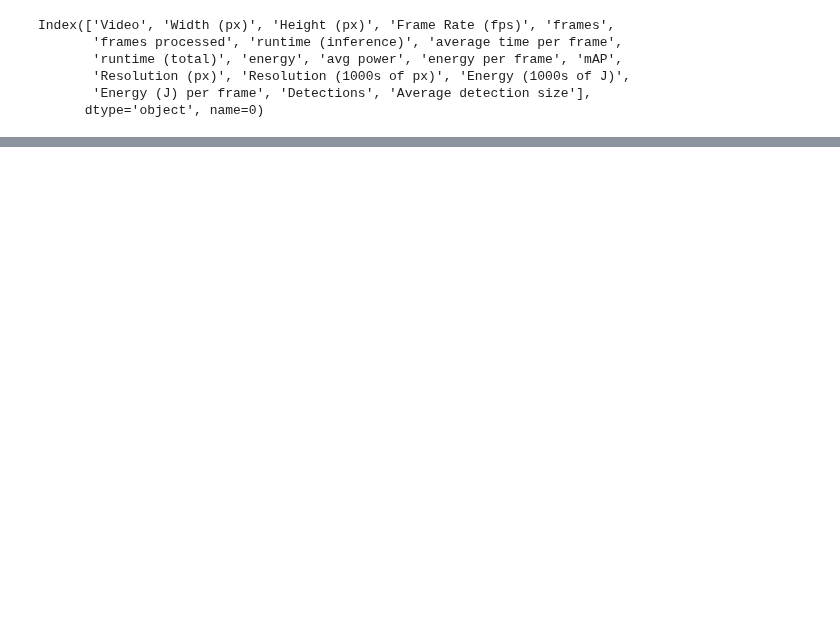
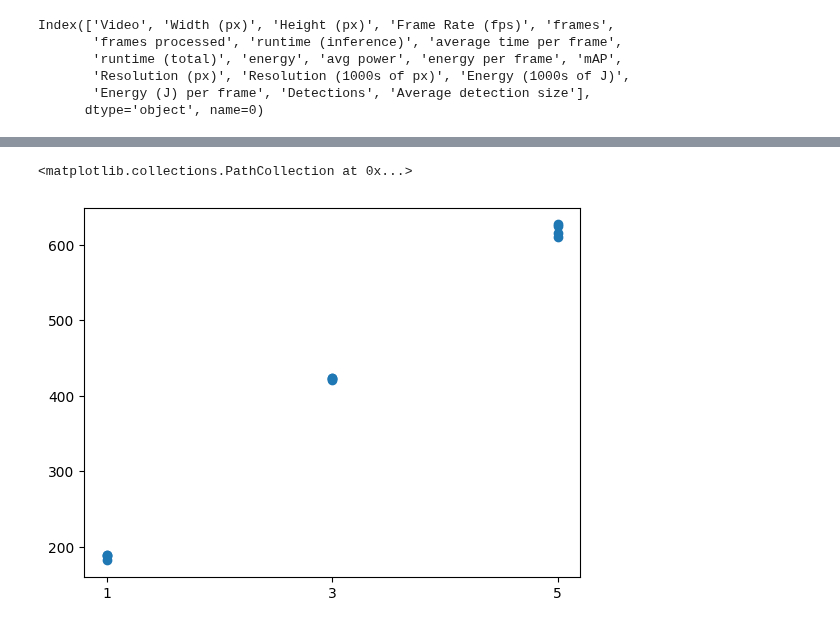
Before and after one commit to adamy03/sysml, a Jupyter notebook: testing/test.ipynb, the cells around one changed output, grey strips where cells are left out. Cells and saved outputs as stored; diff of their text form; code cells hidden in the pictures; blank space fills up the shorter version.

```diff
--- a/testing/test.ipynb
+++ b/testing/test.ipynb
@@ -149,0 +176,20 @@ for idx, row in out.iterrows():
+# %%
+res_frame_set = ['largeslow', 'largefast', 'smallslow', 'smallfast']
+dir = './test_results/config_testing/framerate/stats'
+outputs = []
+
+for f in list(os.listdir(dir)):
+    df = pd.read_csv(os.path.join(dir,f), \
+                sep=': ', header=None, engine='python').set_index(0)
+    df = df.transpose().reset_index(drop=True)
+
+    config_params = os.path.basename(os.path.join(dir,f)).split('_')
+    df['Video'] = f'{config_params[0]}_{config_params[1]}_{config_params[2]}'
+    df['Width (px)'], df['Height (px)'], df['Frame Rate (fps)'] = \
+    config_params[1], config_params[2], config_params[3]
+
+    outputs.append(df)
+
+
+
+outputs = pd.concat(outputs)
@@ -149,0 +212,5 @@ for idx, row in out.iterrows():
+# %%
+plt.scatter(outputs['Frame Rate (fps)'], outputs['energy'])
+# %% [output]
+<matplotlib.collections.PathCollection at 0x...>
+[figure, added]
```
Also changed, not shown: parts of 7 cells of this notebook, 16 other files.
